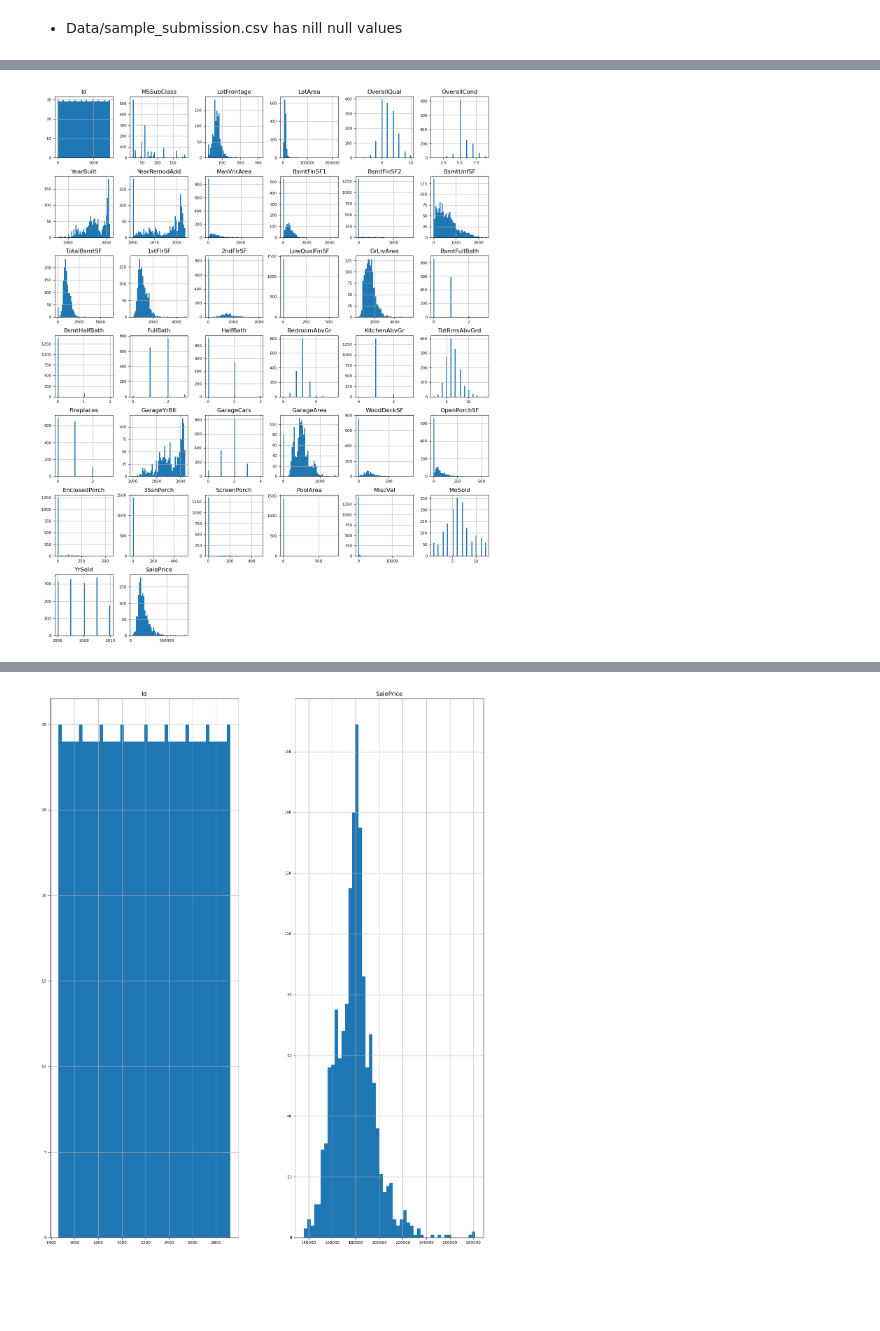
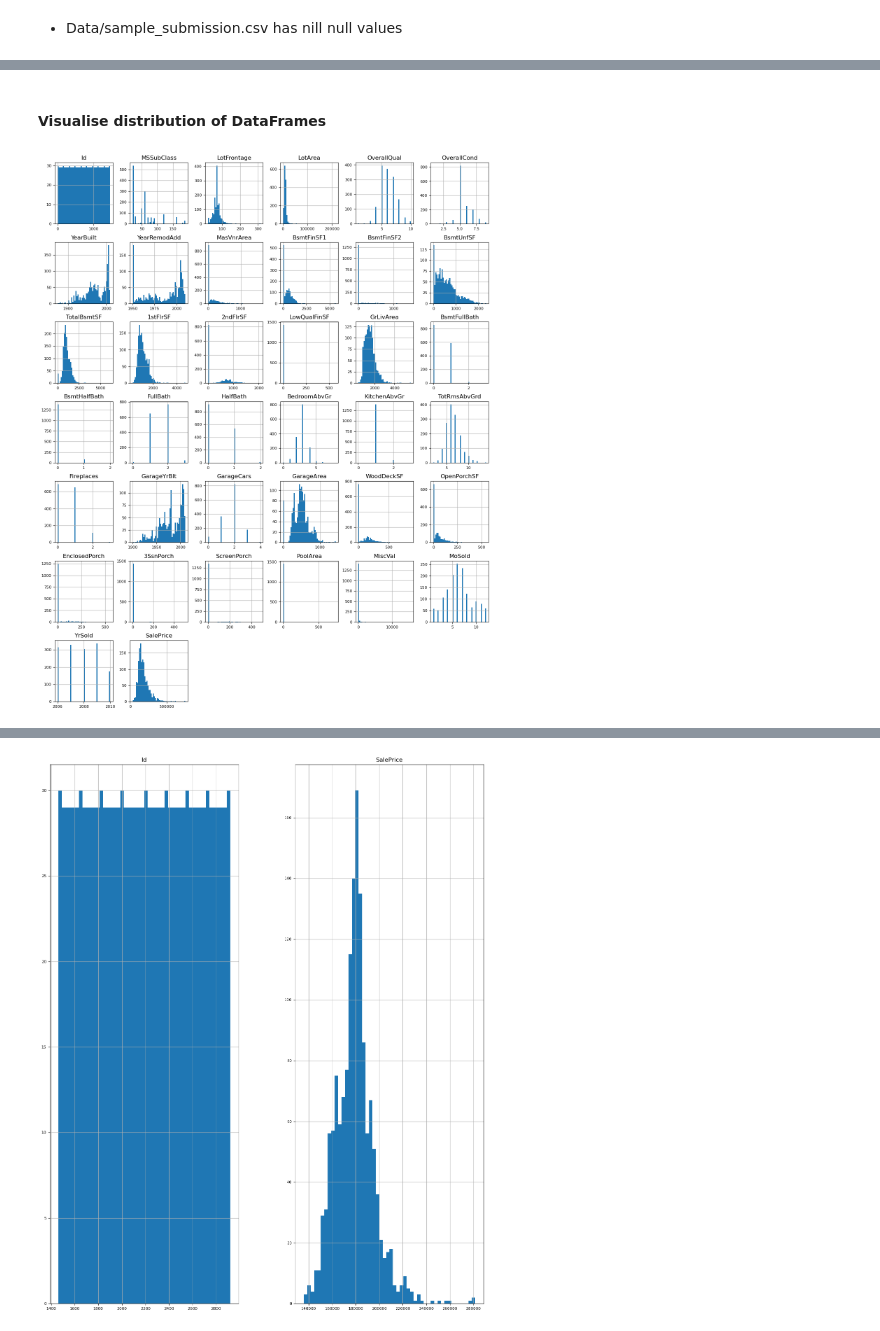
Before and after one commit to Angela-Mukulu-Mwanzia/Phase_3_House-Prices_Feature_engineering, a Jupyter notebook: Index_Gilbert.ipynb, the cells around one changed output, grey strips where cells are left out. Cells and saved outputs as stored; diff of their text form; code cells hidden in the pictures; blank space fills up the shorter version.

```diff
--- a/Index_Gilbert.ipynb
+++ b/Index_Gilbert.ipynb
@@ -111,14 +126,15 @@ memory usage: 912.0+ KB
 # %%
 # Calculate the percentage of null values per column
-null_percentage = (dataset_df_test.isnull().sum() / len(dataset_df_test)) * 100
+null_percentage = (df_test.isnull().sum() / len(df_test)) * 100
 
 # Identify columns with more than 50% null values
-columns_to_drop = null_percentage[null_percentage > 50].index
+columns_to_drop = null_percentage[null_percentage >= 50].index
 
 # Drop those columns from the DataFrame
-dataset_df_test = dataset_df_test.drop(columns=columns_to_drop)
-#Check % of null values is less than 50%
-(dataset_df_test.isnull().sum() / len(dataset_df_test) * 100).sort_values(ascending=False)
+df_test_cleaned = df_test.drop(columns=columns_to_drop)
+
+# check if cleaned dataset has nulls of less than 50%
+(df_test_cleaned.isnull().sum() / len(df_test_cleaned) * 100).sort_values(ascending=False)
 # %% [output]
 LotFrontage      15.558602
 GarageYrBlt       5.346127
@@ -148,0 +155,12 @@ memory usage: 22.9 KB
+# %%
+#Replacing null values in df_test_cleaned
+for col in df_test_cleaned.columns:
+
+  if df_test_cleaned[col].dtype == 'object':
+
+    df_test_cleaned[col] = df_test_cleaned[col].fillna(df_test_cleaned[col].mode()[0])
+
+  else:
+
+    df_test_cleaned[col] = df_test_cleaned[col].fillna(df_test_cleaned[col].median())
+(df_test_cleaned.isnull().sum() / len(df_test_cleaned) * 100).sort_values(ascending=False)
@@ -148,0 +180,12 @@ memory usage: 22.9 KB
+# %%
+#Replacing null values in df_train_cleaned
+for col in df_train_cleaned.columns:
+
+  if df_train_cleaned[col].dtype == 'object':
+
+    df_train_cleaned[col] = df_train_cleaned[col].fillna(df_train_cleaned[col].mode()[0])
+
+  else:
+
+    df_train_cleaned[col] = df_train_cleaned[col].fillna(df_train_cleaned[col].median())
+(df_train_cleaned.isnull().sum() / len(df_train_cleaned) * 100).sort_values(ascending=False)
@@ -149,5 +205,7 @@ memory usage: 22.9 KB
+# %% [markdown]
+#### Visualise distribution of DataFrames
 # %%
-dataset_df_train.hist(figsize=(16, 20), bins=50, xlabelsize=8, ylabelsize=8);
+df_train_cleaned.hist(figsize=(16, 20), bins=50, xlabelsize=8, ylabelsize=8);
 # %% [output]
-[figure, old version]
+[figure, new version]
 # %%
```
Also changed, not shown: parts of 23 cells of this notebook.
